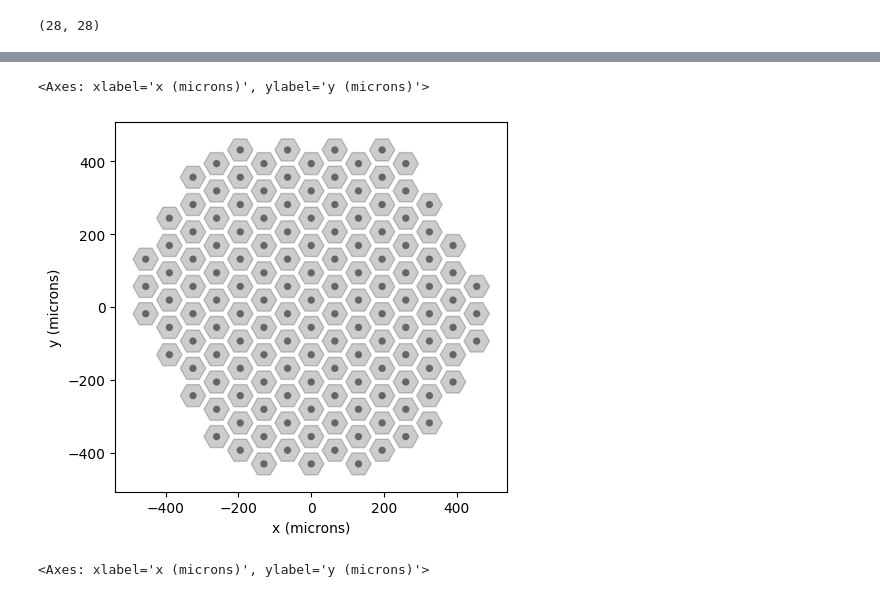
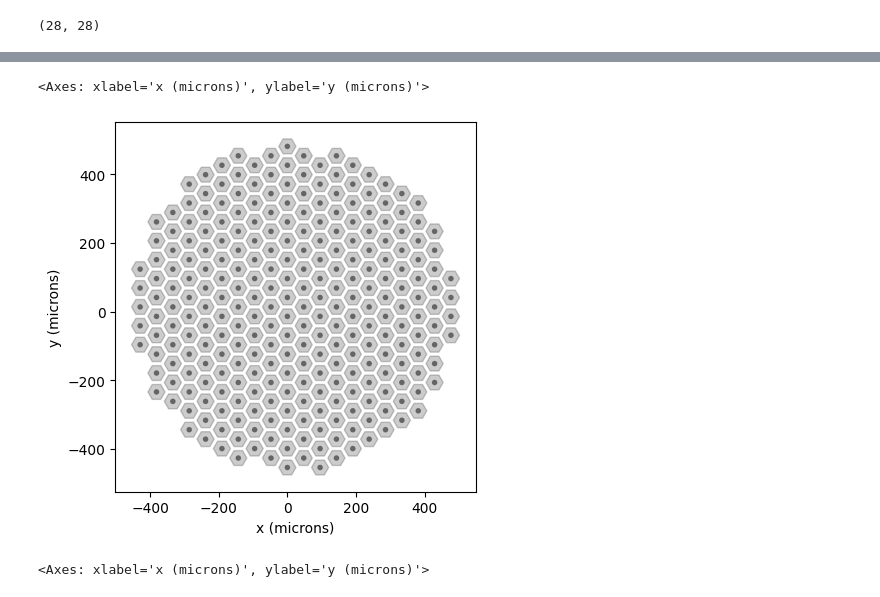
Before and after one commit to realmatthewpeng/percept, a Jupyter notebook: test_notebooks/phosphene_generator_test.ipynb, the cells around one changed output, grey strips where cells are left out. Cells and saved outputs as stored; diff of their text form; code cells hidden in the pictures.

Commit message:
prima75axon2

```diff
--- a/test_notebooks/phosphene_generator_test.ipynb
+++ b/test_notebooks/phosphene_generator_test.ipynb
@@ -54,9 +54,9 @@ stim.plot()
 # %%
-implant = p2p.implants.PRIMA75()
+implant = p2p.implants.PRIMA55()
 implant.plot()
 # %% [output]
 <Axes: xlabel='x (microns)', ylabel='y (microns)'>
-[figure, old version]
+[figure, new version]
 # %%
 model = p2p.models.AxonMapModel(xrange=(-2, 2), yrange=(-2, 2), xystep=0.15, rho=20, axlambda=200)
 model.build()
```
Also changed, not shown: parts of 7 cells of this notebook, 3 other files.
